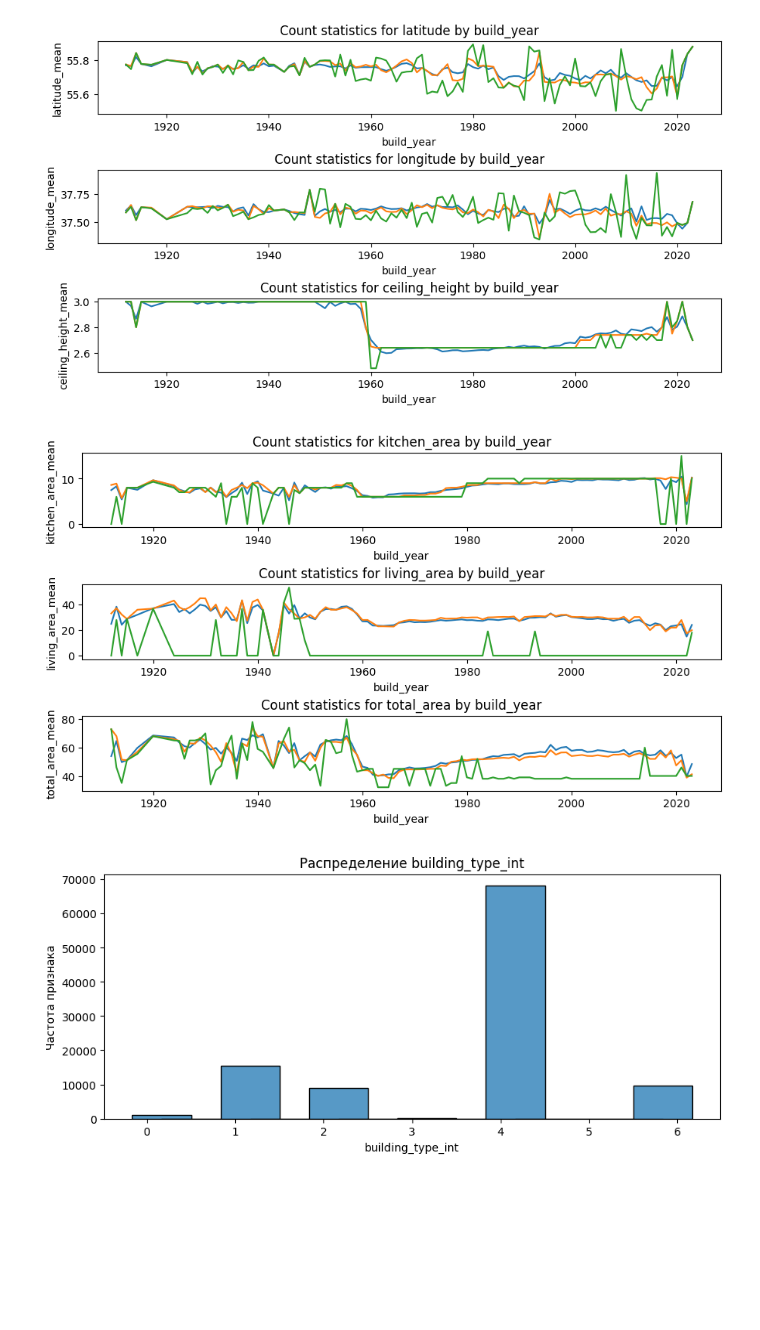
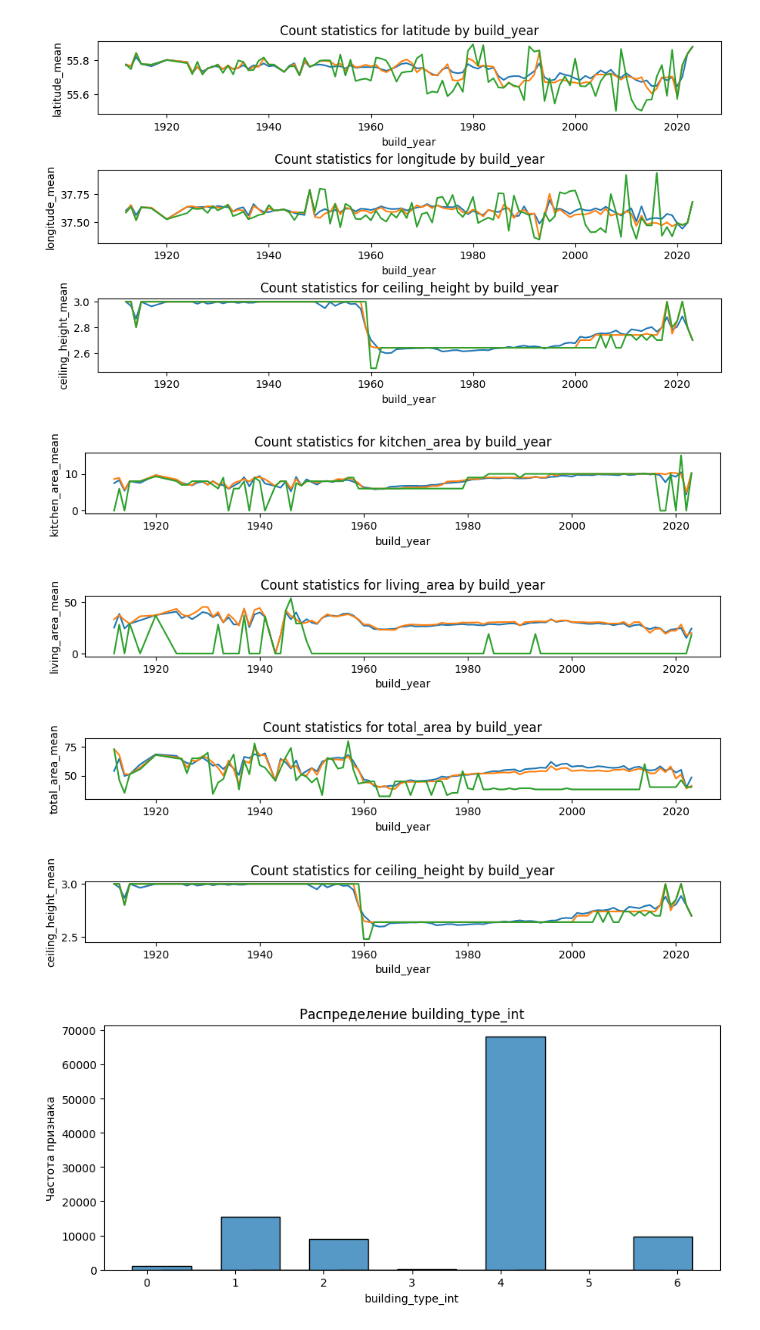
Before and after one commit to RumKam/mle-project-sprint-2-v001, a Jupyter notebook: model_improvement/project_sprint_2.ipynb, the cells around one changed output. Saved outputs shown, nothing was run; the diff lists cells and outputs as text; code cells hidden in the pictures; blank space fills up the shorter version.

```diff
--- a/model_improvement/project_sprint_2.ipynb
+++ b/model_improvement/project_sprint_2.ipynb
@@ -475,7 +458,7 @@ x = "build_year"
 
 # список колонок, для которых будут вычисляться статистики
 charges_columns = [
-     'kitchen_area','living_area','total_area'
+     'kitchen_area','living_area','total_area', 'ceiling_height'
 ]
 
 # удаление пустых колонок для посчёта медианного значения
@@ -498,37 +481,47 @@ living_area_agg.columns = [x, "living_area_mean", "living_area_median", "living_
 total_area_agg = df[[x] + [charges_columns[2]]].dropna().groupby([x]).agg(stats).reset_index()
 total_area_agg.columns = total_area_agg.columns.droplevel()
 total_area_agg.columns = [x, "total_area_mean", "total_area_median", "total_area_mode"]
 
+ceiling_height_agg = df[[x] + [charges_columns[3]]].dropna().groupby([x]).agg(stats).reset_index()
+ceiling_height_agg.columns = ceiling_height_agg.columns.droplevel()
+ceiling_height_agg.columns = [x, "ceiling_height_mean", "ceiling_height_median", "ceiling_height_mode"]
+
 # создание объекта для отображения графиков
-fig, axs = plt.subplots(3, 1)
+fig, axs = plt.subplots(4, 1)
 # настройка отступов между графиками
 fig.tight_layout(pad=2.5)
 # установка размера фигуры
-fig.set_size_inches(10, 5.5, forward=True)
+fig.set_size_inches(10, 8, forward=True)
 
 # построение линейных графиков
 sns.lineplot(kitchen_area_agg, ax=axs[0], x=x, y='kitchen_area_mean')
 sns.lineplot(kitchen_area_agg, ax=axs[0], x=x, y="kitchen_area_median")
 sns.lineplot(kitchen_area_agg, ax=axs[0], x=x, y="kitchen_area_mode")
 # установка заголовка для верхнего графика
 axs[0].set_title(f"Count statistics for {charges_columns[0]} by {x}")
 
 sns.lineplot(living_area_agg, ax=axs[1], x=x, y='living_area_mean')
 sns.lineplot(living_area_agg, ax=axs[1],  x=x, y="living_area_median")
 sns.lineplot(living_area_agg, ax=axs[1],  x=x, y="living_area_mode")
 # установка заголовка для нижнего графика
 axs[1].set_title(f"Count statistics for {charges_columns[1]} by {x}")
 
 sns.lineplot(total_area_agg, ax=axs[2], x=x, y='total_area_mean')
 sns.lineplot(total_area_agg, ax=axs[2],  x=x, y="total_area_median")
 sns.lineplot(total_area_agg, ax=axs[2],  x=x, y="total_area_mode")
 # установка заголовка для нижнего графика
 axs[2].set_title(f"Count statistics for {charges_columns[2]} by {x}")
 
+sns.lineplot(ceiling_height_agg, ax=axs[3], x=x, y='ceiling_height_mean')
+sns.lineplot(ceiling_height_agg, ax=axs[3],  x=x, y="ceiling_height_median")
+sns.lineplot(ceiling_height_agg, ax=axs[3],  x=x, y="ceiling_height_mode")
+
+axs[3].set_title(f"Count statistics for {charges_columns[3]} by {x}")
+
 # сохранение графика в файл
-plt.savefig(os.path.join(ASSETS_DIR, 'charges_float_2_by_year'))
+plt.savefig(os.path.join(ASSETS_DIR, 'charges_float_1_by_year'))
 # %% [output]
-[figure, old version]
+[figure, new version]
 # %%
 #зададим размер диаграммы
 plt.figure(figsize=(10,4))
```
Also changed, not shown: parts of 69 cells of this notebook, 8 other files.
